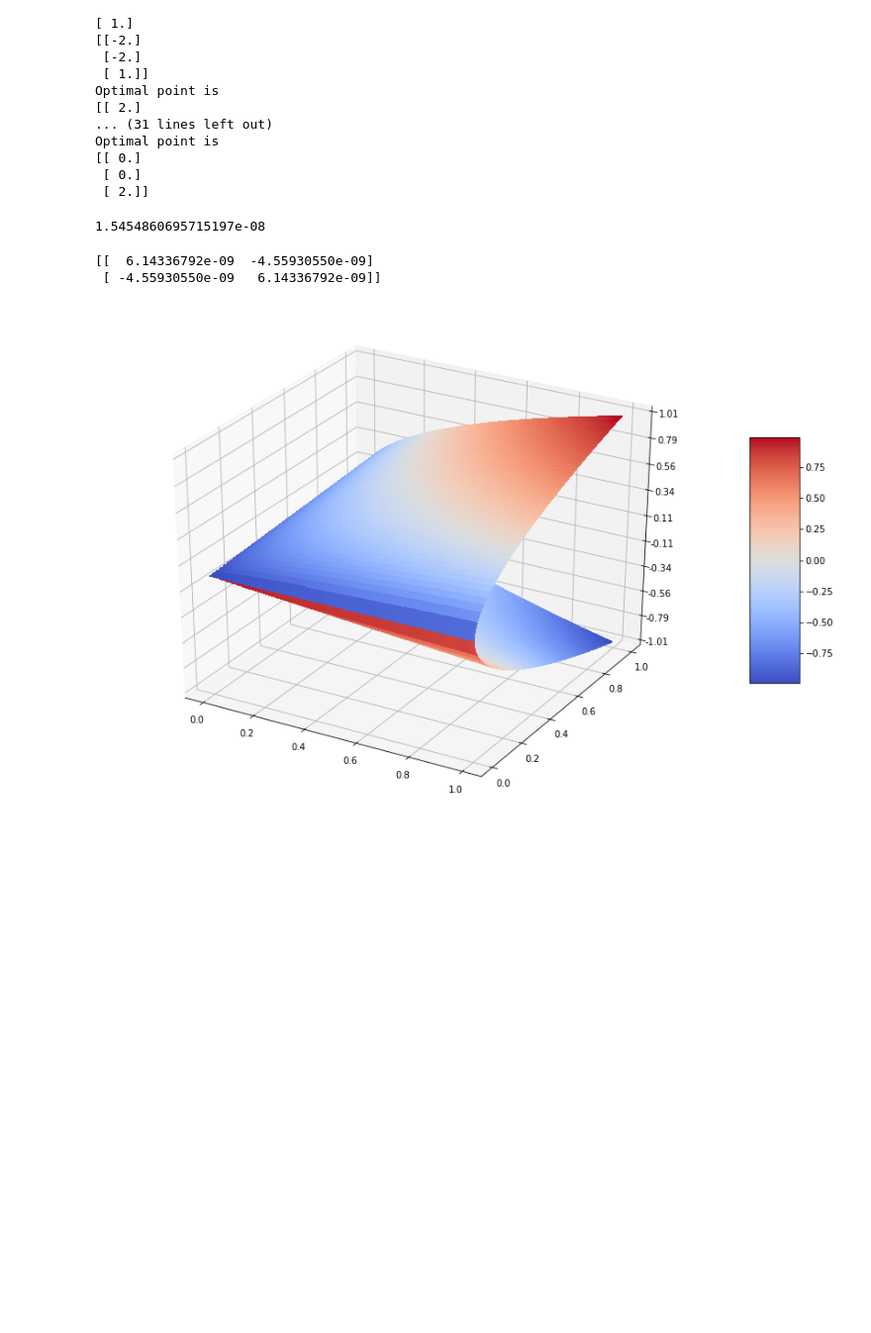
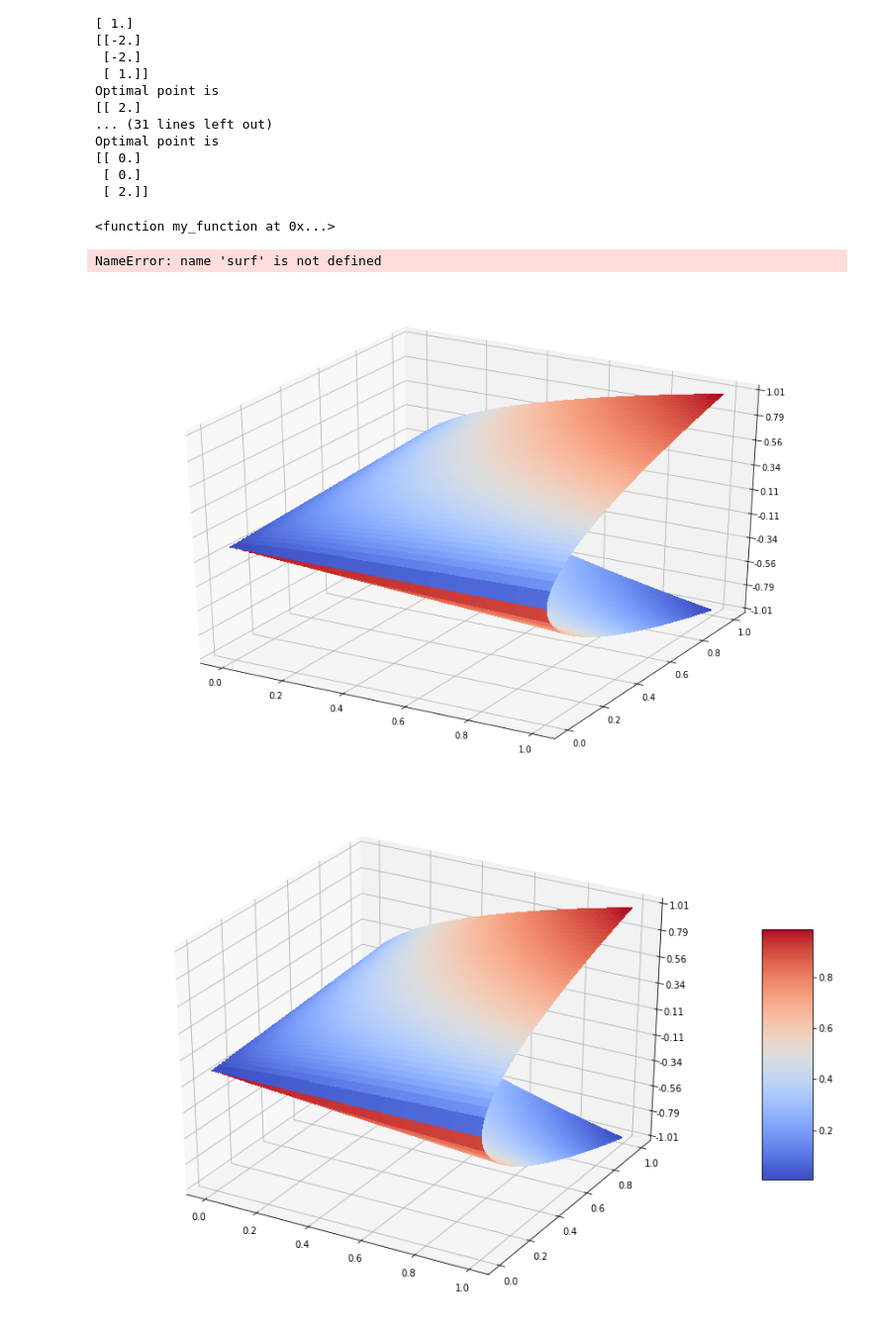
Before and after one commit to fafasonga/simplex, a Jupyter notebook: simplex/simplex.ipynb, the cells around one changed output. Shown at 99% size. Cells and saved outputs as stored; diff of their text form; code cells hidden in the pictures; blank space fills up the shorter version.

```diff
--- a/simplex/simplex.ipynb
+++ b/simplex/simplex.ipynb
@@ -123,15 +110,0 @@ def Co(c):
-# %%
-X = Symmetric(2)
-constraints = [lambda_min(X-1/2 * I) >=0,lambda_min(I - X) >=0]
-
-obj = Minimize(trace(C*X))
-
-prob = Problem(obj, constraints)
-prob.solve()
-# %% [output]
-1.5454860695715197e-08
-# %%
-print X.value
-# %% [output]
-[[  6.14336792e-09  -4.55930550e-09]
- [ -4.55930550e-09   6.14336792e-09]]
@@ -138,33 +135,48 @@ print X.value
+# %%
+print my_function
+# %% [output]
+<function my_function at 0x...>
+# %%
+ax.set_zlim(-1.01, 1.01)
+ax.zaxis.set_major_locator(LinearLocator(10))
+ax.zaxis.set_major_formatter(FormatStrFormatter('%.02f'))
+
+fig.colorbar(surf, shrink=0.5, aspect=5)
+
+plt.show()
+# %% [output]
+NameError: name 'surf' is not defined
 # %%
 from mpl_toolkits.mplot3d import Axes3D
 import matplotlib.pyplot as plt
 from matplotlib import cm
 from matplotlib.ticker import LinearLocator, FormatStrFormatter
 import numpy as np
 
 fig = plt.figure(figsize=[15,10])
 ax = fig.gca(projection='3d')
 
 X = np.arange(0, 1, 0.0025)
 Y = np.arange(0, 1, 0.0025)
 
 X, Y = np.meshgrid(X, Y)
 R = X + Y
 Z1 = np.sqrt(X*Y)
 Z2 = -np.sqrt(X*Y)
 surf1 = ax.plot_surface(X, Y, Z1, cmap=cm.coolwarm,linewidth=0, antialiased=False)
-surfsurf1 = ax.plot_surface(X, Y, Z1, cmap=cm.coolwarm,linewidth=0, antialiased=False)
-surf2 = ax.plot_surface(X, Y, Z2, cmap=cm.coolwarm,linewidth=0, antialiased=False)
+surf2 = ax.plot_surface(X, Y, Z1, cmap=cm.coolwarm,linewidth=0, antialiased=False)
+surf3 = ax.plot_surface(X, Y, Z2, cmap=cm.coolwarm,linewidth=0, antialiased=False)
 
 ax.set_zlim(-1.01, 1.01)
 ax.zaxis.set_major_locator(LinearLocator(10))
 ax.zaxis.set_major_formatter(FormatStrFormatter('%.02f'))
 
-fig.colorbar(surf, shrink=0.5, aspect=5)
+fig.colorbar(surf1, shrink=0.5, aspect=5)
 
 plt.show()
 # %% [output]
-[figure, old version]
+[figure, new version]
+[figure, added]
 # %%
 from mpl_toolkits.mplot3d import Axes3D
 import matplotlib.pyplot as plt
```
Also changed, not shown: parts of 3 cells of this notebook.
